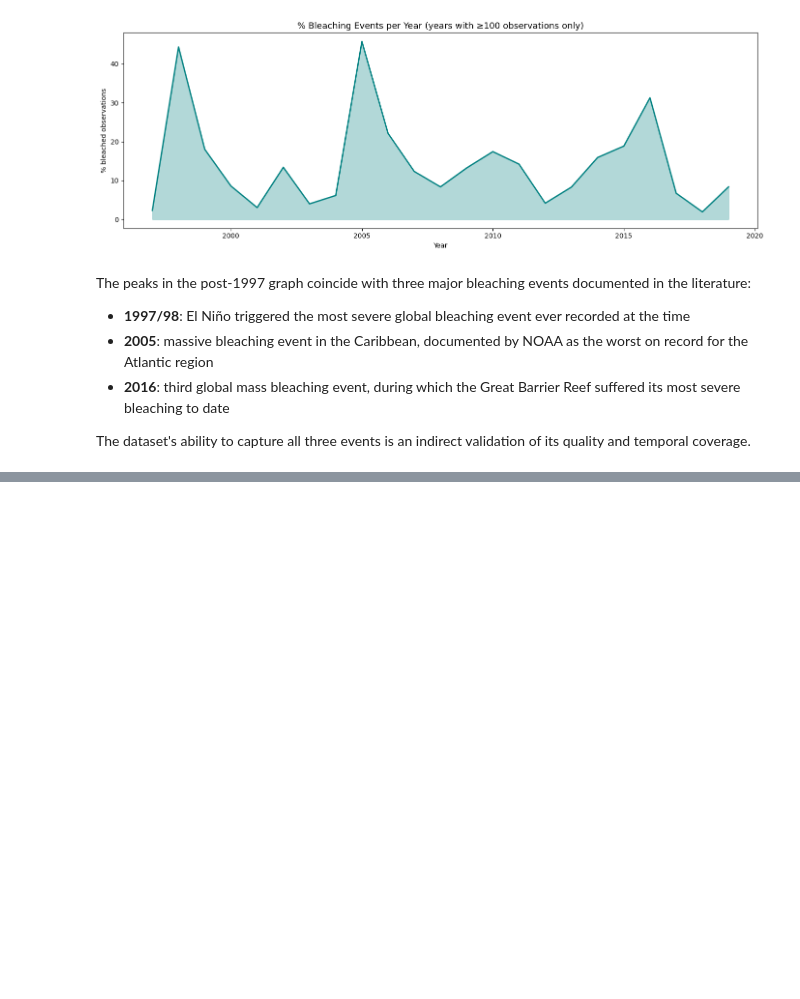
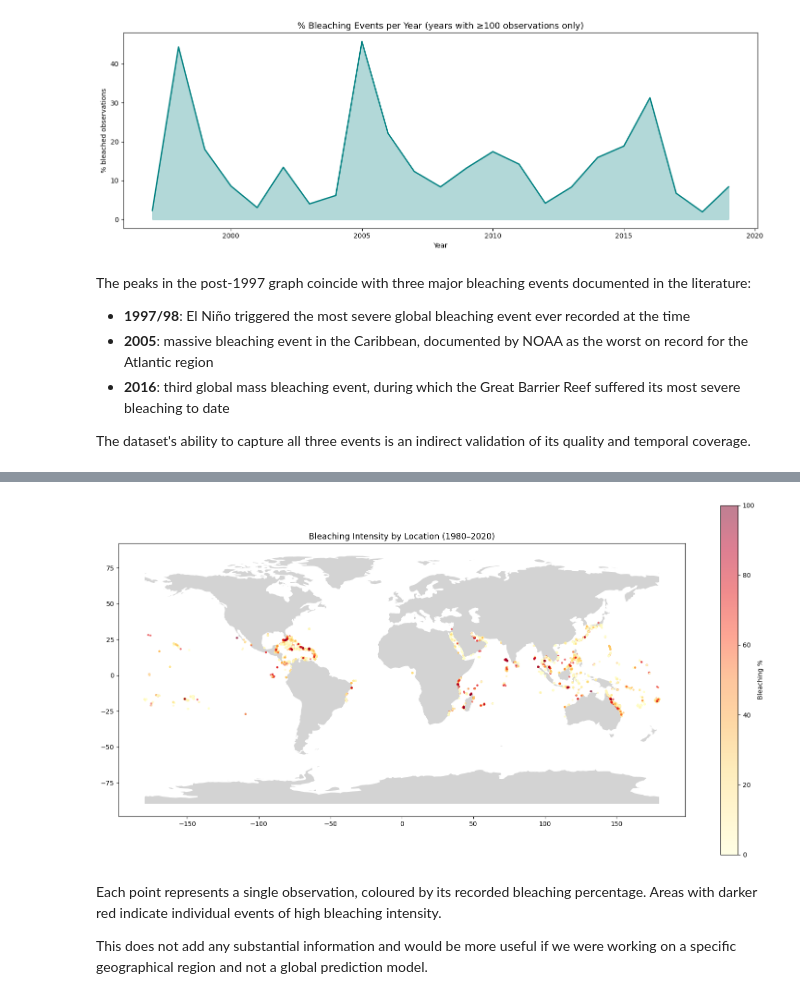
Before and after one commit to giulia-balducci/coral-bleaching-risk-analysis, a Jupyter notebook: notebooks/02_eda.ipynb, the cells around one changed output, grey strips where cells are left out. Saved outputs shown, nothing was run; the diff lists cells and outputs as text; code cells hidden in the pictures; blank space fills up the shorter version.

```diff
--- a/notebooks/02_eda.ipynb
+++ b/notebooks/02_eda.ipynb
@@ -406,0 +482,28 @@ The dataset's ability to capture all three events is an indirect validation of i
+# %%
+# Heatmap of mean bleaching intensity per grid cell
+# Dividing the map into a grid and calculating mean Percent_Bleaching per cell
+fig, ax = plt.subplots(figsize=(16, 8))
+
+world.plot(ax=ax, color='lightgrey', edgecolor='white', zorder=1)
+
+heatmap = ax.scatter(
+    gdf['Longitude_Degrees'],
+    gdf['Latitude_Degrees'],
+    c=gdf['Percent_Bleaching'],
+    cmap='YlOrRd',
+    s=5,
+    alpha=0.5,
+    zorder=2
+)
+
+plt.colorbar(heatmap, ax=ax, label='Bleaching %')
+ax.set_title('Bleaching Intensity by Location (1980–2020)', fontsize=13)
+plt.tight_layout()
+plt.savefig('../outputs/figures/bleaching_intensity_map.png', bbox_inches='tight')
+plt.show()
+# %% [output]
+[figure, added]
+# %% [markdown]
+Each point represents a single observation, coloured by its recorded bleaching percentage. Areas with darker red indicate individual events of high bleaching intensity.
+
+This does not add any substantial information and would be more useful if we were working on a specific geographical region and not a global prediction model.
```
Also changed, not shown: parts of 13 cells of this notebook.
